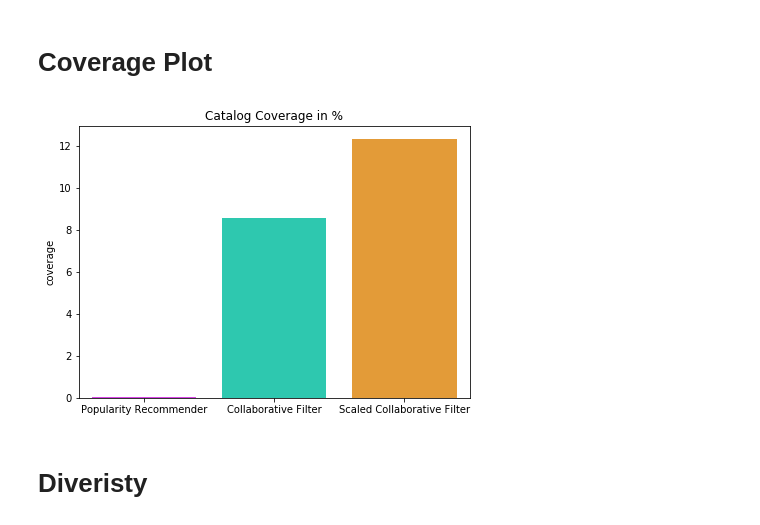
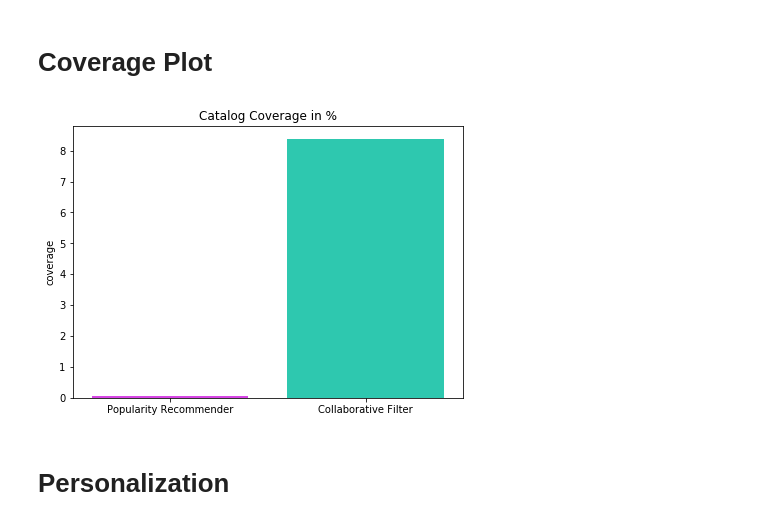
Before and after one commit to statisticianinstilettos/recmetrics, a Jupyter notebook: example.ipynb, the cells around one changed output. Cells and saved outputs as stored; diff of their text form; code cells hidden in the pictures.

```diff
--- a/example.ipynb
+++ b/example.ipynb
@@ -244,12 +250,12 @@ cf_scaled_coverage = coverage(cf_scaled_predictions, catalog)
 # %% [markdown]
 # Coverage Plot
 # %%
-coverage_scores = [pop_coverage, cf_coverage, cf_scaled_coverage]
-model_names = ['Popularity Recommender', 'Collaborative Filter', 'Scaled Collaborative Filter']
+coverage_scores = [pop_coverage, cf_coverage]
+model_names = ['Popularity Recommender', 'Collaborative Filter']
 
 fig = plt.figure(figsize=(7, 5))
 CoveragePlot(coverage_scores, model_names)
 # %% [output]
-[figure, old version]
+[figure, new version]
 # %% [markdown]
-# Diveristy
+# Personalization
```
Also changed, not shown: parts of 31 cells of this notebook.
